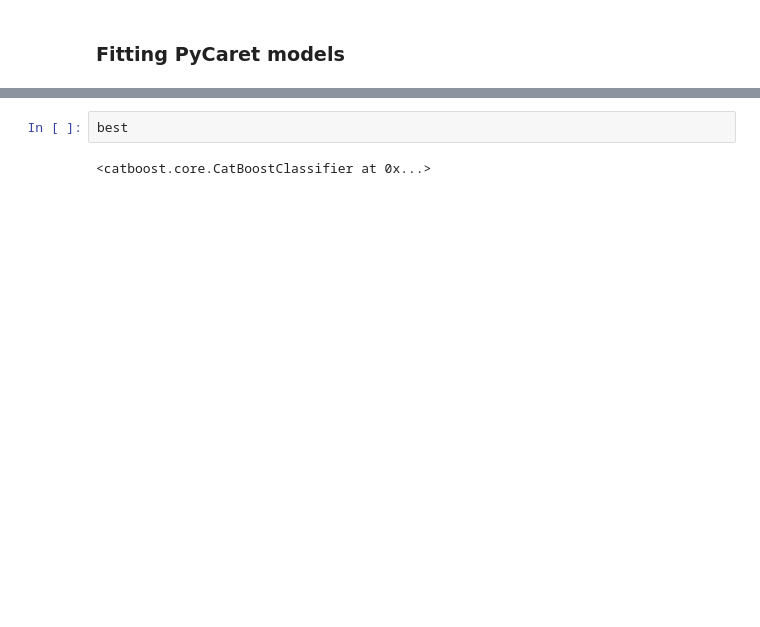
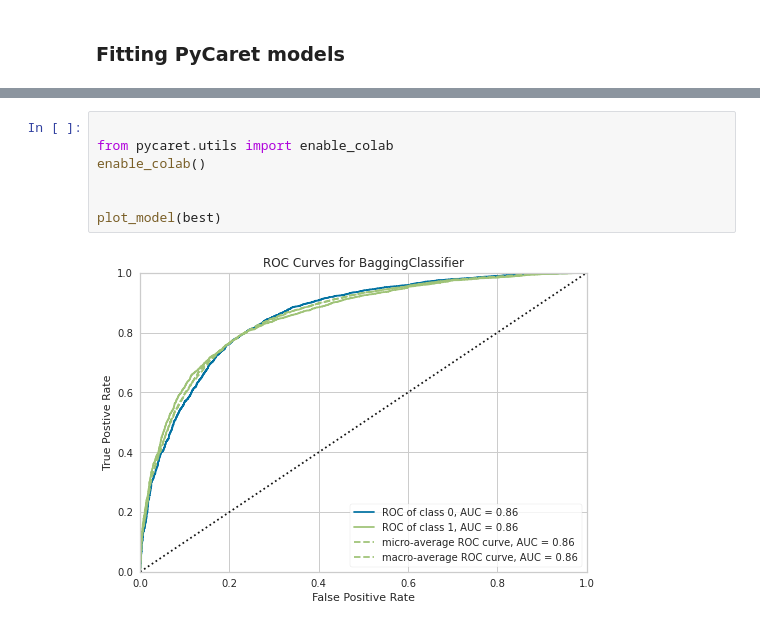
Before and after one commit to EduardoYada/Flu-Shot-Learning, a Jupyter notebook: notebooks/py/pycaret.ipynb, the cells around one changed output, grey strips where cells are left out. Cells and saved outputs as stored; diff of their text form; blank space fills up the shorter version.

```diff
--- a/notebooks/py/pycaret.ipynb
+++ b/notebooks/py/pycaret.ipynb
@@ -107,4 +106,9 @@ evaluate_model(best)
-# %%
-best
-# %% [output]
-<catboost.core.CatBoostClassifier at 0x...>
+# %%
+
+from pycaret.utils import enable_colab
+enable_colab()
+
+
+plot_model(best)
+# %% [output]
+[figure, added]
```
Also changed, not shown: parts of 7 cells of this notebook, 18 other files.
